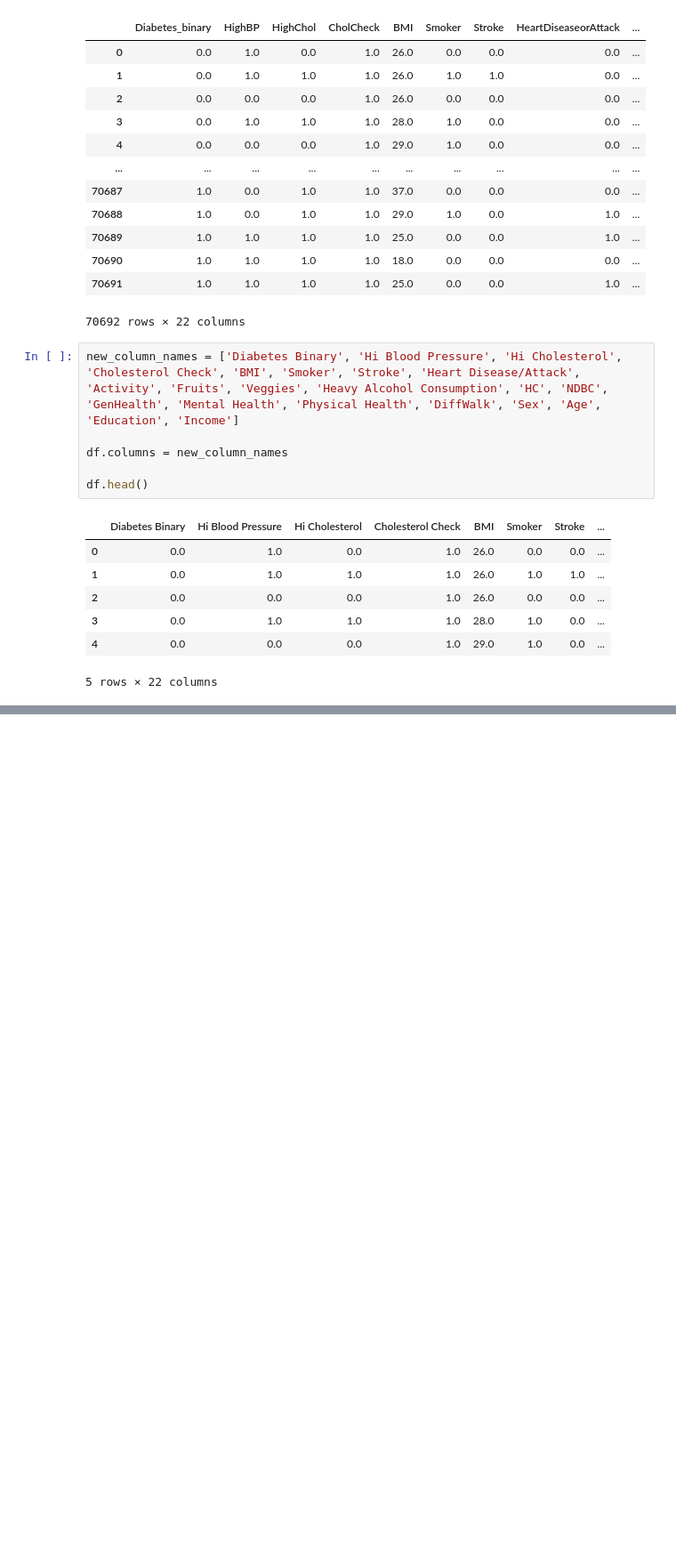
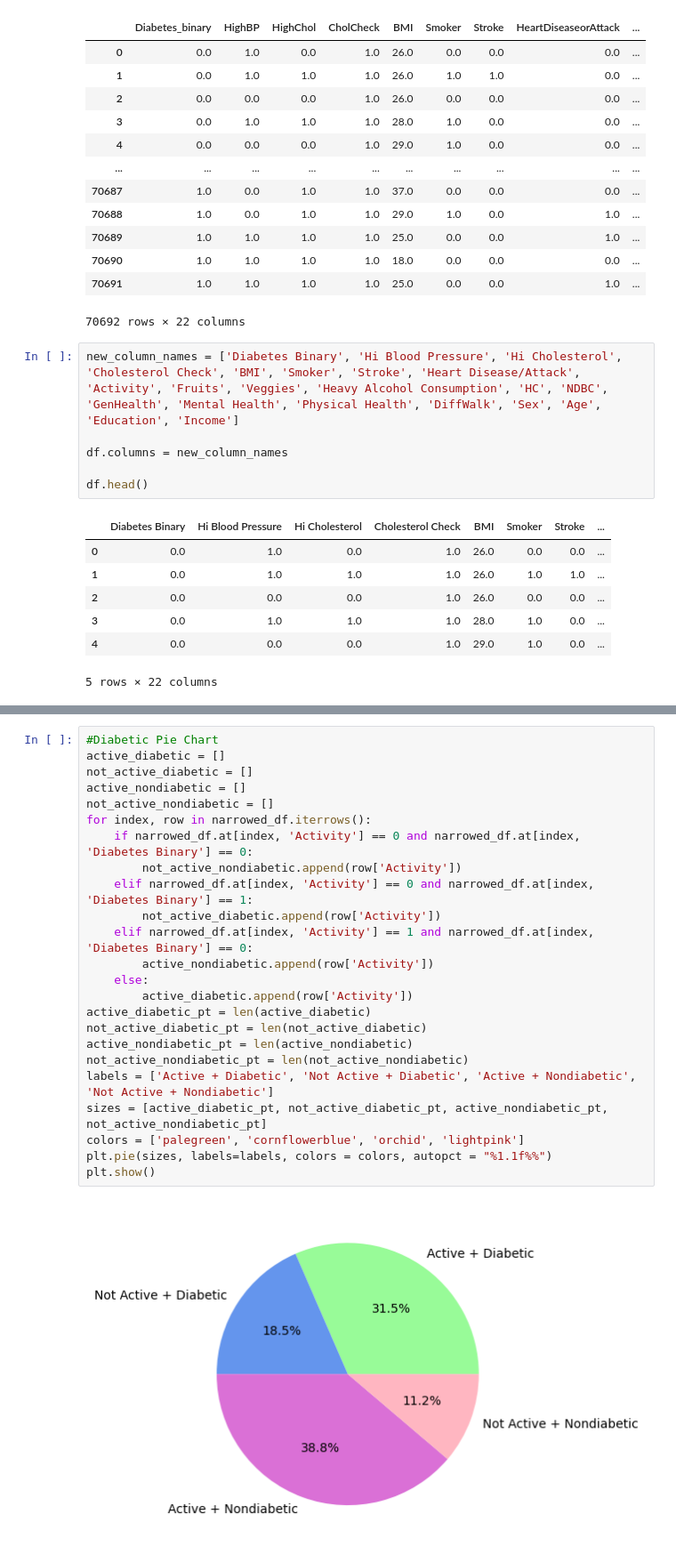
Before and after one commit to nericson1/project-1, a Jupyter notebook: alex cleaned df.ipynb, the cells around one changed output, grey strips where cells are left out. Shown at 89% size. Cells and saved outputs as stored; diff of their text form; blank space fills up the shorter version.

```diff
--- a/alex cleaned df.ipynb
+++ b/alex cleaned df.ipynb
@@ -60,0 +113,26 @@ narrowed_df
+# %%
+#Diabetic Pie Chart
+active_diabetic = []
+not_active_diabetic = []
+active_nondiabetic = []
+not_active_nondiabetic = []
+for index, row in narrowed_df.iterrows():
+    if narrowed_df.at[index, 'Activity'] == 0 and narrowed_df.at[index, 'Diabetes Binary'] == 0:
+        not_active_nondiabetic.append(row['Activity'])
+    elif narrowed_df.at[index, 'Activity'] == 0 and narrowed_df.at[index, 'Diabetes Binary'] == 1:
+        not_active_diabetic.append(row['Activity'])
+    elif narrowed_df.at[index, 'Activity'] == 1 and narrowed_df.at[index, 'Diabetes Binary'] == 0:
+        active_nondiabetic.append(row['Activity'])
+    else:
+        active_diabetic.append(row['Activity'])
+active_diabetic_pt = len(active_diabetic)
+not_active_diabetic_pt = len(not_active_diabetic)
+active_nondiabetic_pt = len(active_nondiabetic)
+not_active_nondiabetic_pt = len(not_active_nondiabetic)
+labels = ['Active + Diabetic', 'Not Active + Diabetic', 'Active + Nondiabetic', 'Not Active + Nondiabetic']
+sizes = [active_diabetic_pt, not_active_diabetic_pt, active_nondiabetic_pt, not_active_nondiabetic_pt]
+colors = ['palegreen', 'cornflowerblue', 'orchid', 'lightpink']
+plt.pie(sizes, labels=labels, colors = colors, autopct = "%1.1f%%")
+plt.show()
+# %% [output]
+[figure, added]
```
Also changed, not shown: parts of 16 cells of this notebook.
